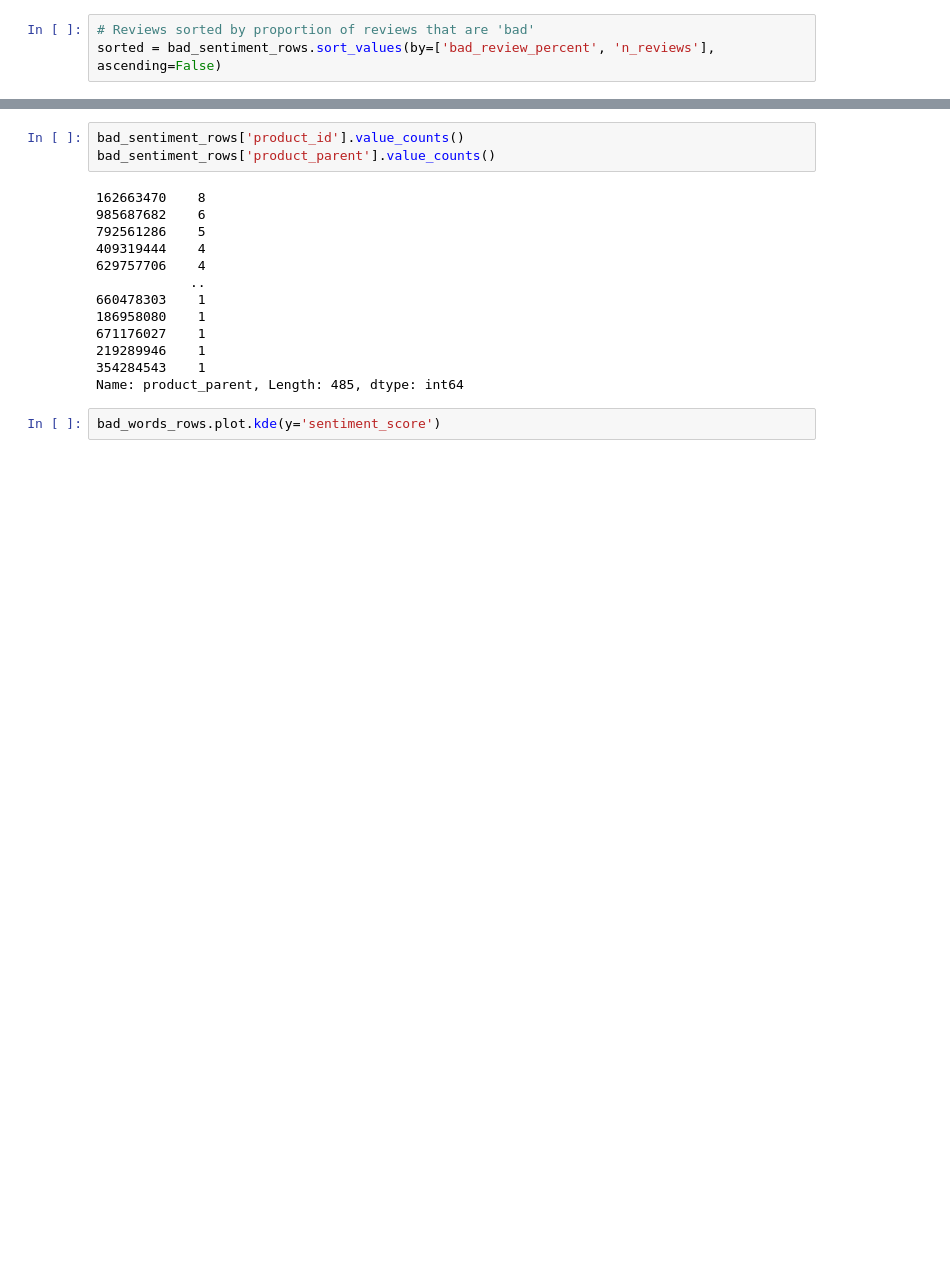
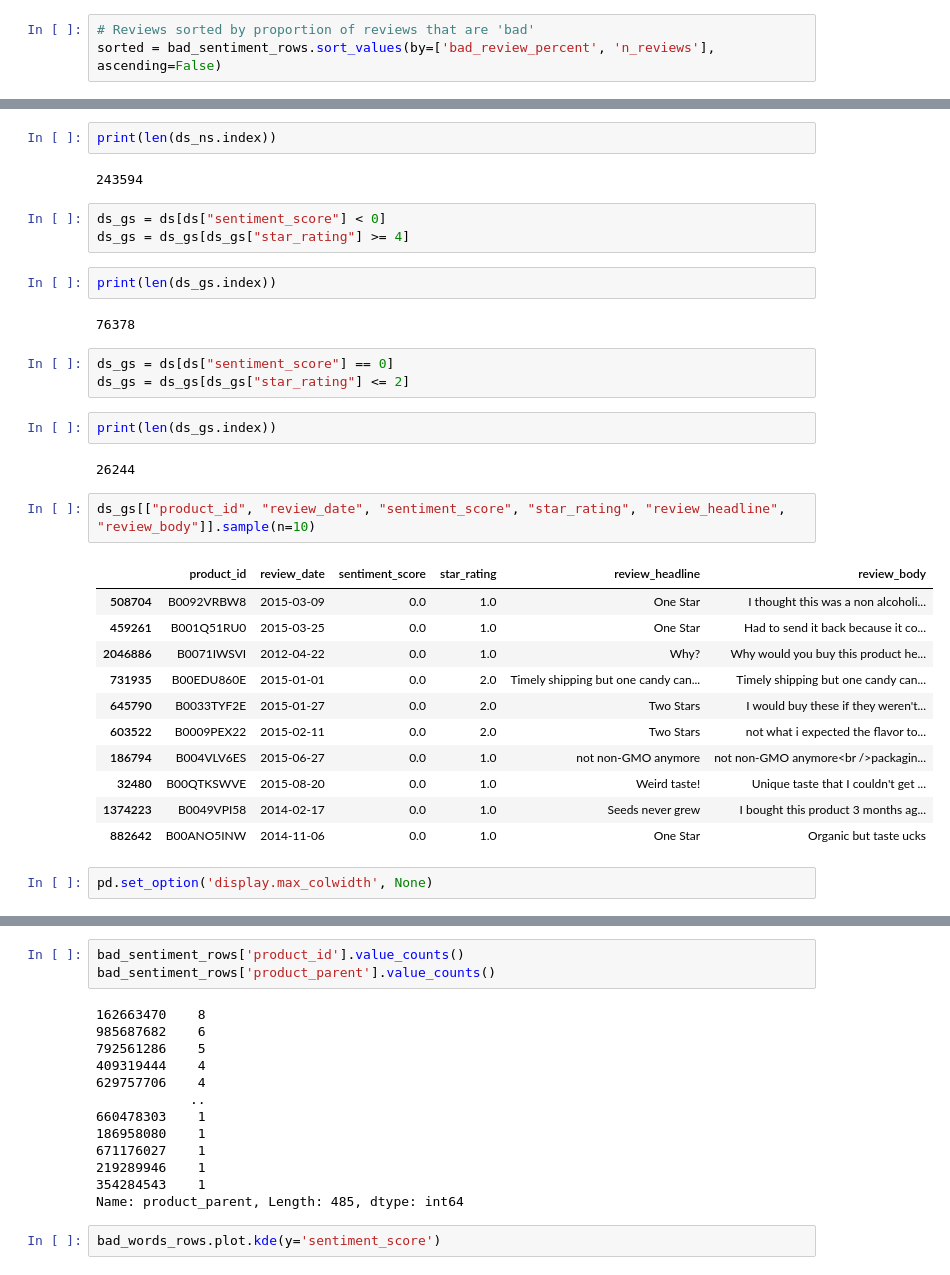
Before and after one commit to Yepadee/ads-cwk, a Jupyter notebook: sentiment.ipynb, the cells around one changed output, grey strips where cells are left out. Cells and saved outputs as stored; diff of their text form; blank space fills up the shorter version.

```diff
--- a/sentiment.ipynb
+++ b/sentiment.ipynb
@@ -221,0 +245,34 @@ sorted = bad_sentiment_rows.sort_values(by=['bad_review_percent', 'n_reviews'],
+# %%
+print(len(ds_ns.index))
+# %% [output]
+243594
+# %%
+ds_gs = ds[ds["sentiment_score"] < 0]
+ds_gs = ds_gs[ds_gs["star_rating"] >= 4]
+# %%
+print(len(ds_gs.index))
+# %% [output]
+76378
+# %%
+ds_gs = ds[ds["sentiment_score"] == 0]
+ds_gs = ds_gs[ds_gs["star_rating"] <= 2]
+# %%
+print(len(ds_gs.index))
+# %% [output]
+26244
+# %%
+ds_gs[["product_id", "review_date", "sentiment_score", "star_rating", "review_headline", "review_body"]].sample(n=10)
+# %% [output]
+|  | product_id | review_date | sentiment_score | star_rating | review_headline | review_body |
+| 508704 | B0092VRBW8 | 2015-03-09 | 0.0 | 1.0 | One Star | I thought this was a non alcoholi... |
+| 459261 | B001Q51RU0 | 2015-03-25 | 0.0 | 1.0 | One Star | Had to send it back because it co... |
+| 2046886 | B0071IWSVI | 2012-04-22 | 0.0 | 1.0 | Why? | Why would you buy this product he... |
+| 731935 | B00EDU860E | 2015-01-01 | 0.0 | 2.0 | Timely shipping but one candy can... | Timely shipping but one candy can... |
+| 645790 | B0033TYF2E | 2015-01-27 | 0.0 | 2.0 | Two Stars | I would buy these if they weren't... |
+| 603522 | B0009PEX22 | 2015-02-11 | 0.0 | 2.0 | Two Stars | not what i expected the flavor to... |
+| 186794 | B004VLV6ES | 2015-06-27 | 0.0 | 1.0 | not non-GMO anymore | not non-GMO anymore<br />packagin... |
+| 32480 | B00QTKSWVE | 2015-08-20 | 0.0 | 1.0 | Weird taste! | Unique taste that I couldn't get ... |
+| 1374223 | B0049VPI58 | 2014-02-17 | 0.0 | 1.0 | Seeds never grew | I bought this product 3 months ag... |
+| 882642 | B00ANO5INW | 2014-11-06 | 0.0 | 1.0 | One Star | Organic but taste ucks |
+# %%
+pd.set_option('display.max_colwidth', None)
```
Also changed, not shown: parts of 25 cells of this notebook, 1 other file.
